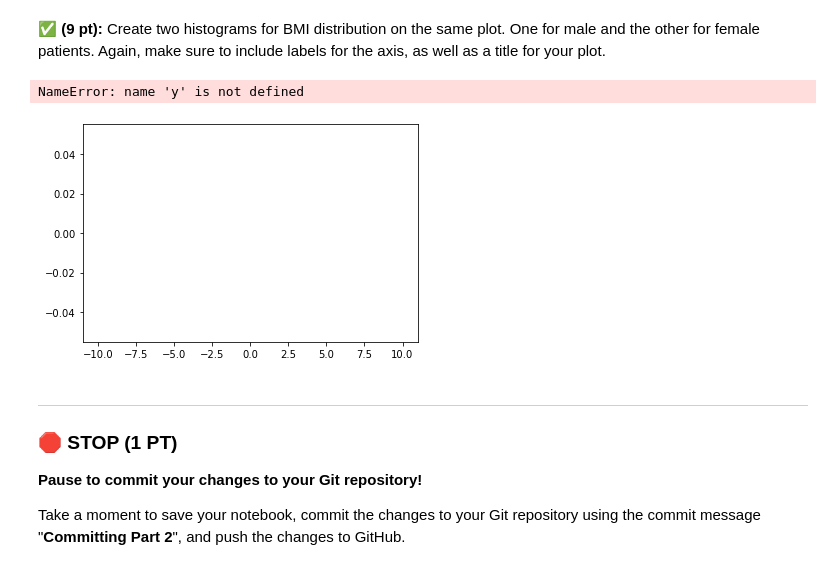
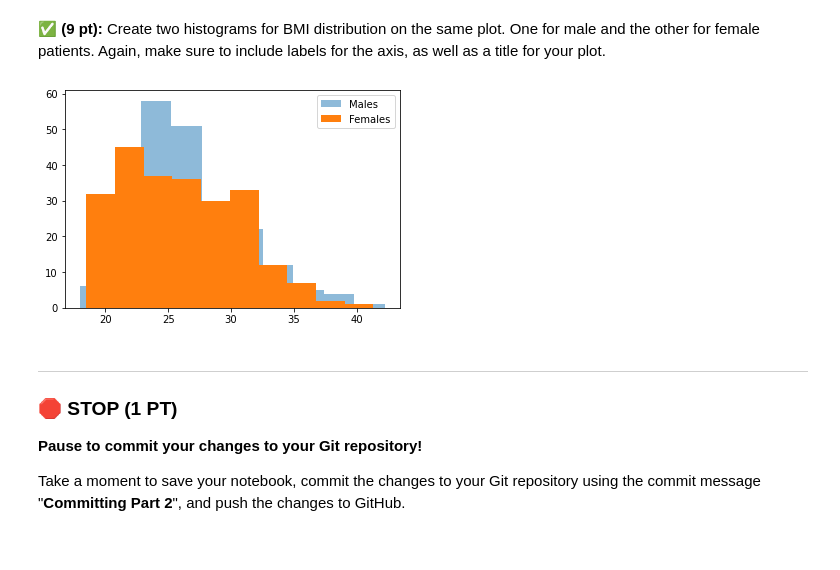
Before and after one commit to wilcox63/CMSE202-s23-turnin, a Jupyter notebook: midterm/CMSE202-Midterm-Sect001_TF_Mods-WilcoxAnneMarie.ipynb, the cells around one changed output. Drawn from its saved outputs; the diff is of its cells as text; code cells hidden in the pictures.

```diff
--- a/midterm/CMSE202-Midterm-Sect001_TF_Mods-WilcoxAnneMarie.ipynb
+++ b/midterm/CMSE202-Midterm-Sect001_TF_Mods-WilcoxAnneMarie.ipynb
@@ -155,17 +156,16 @@ Text(0.5, 1.0, 'Male Patient Glucose Level Vs Age')
 # %%
 ## put your code here
 x = males
 females = ddf[mask2]
 
 bins = np.linspace(-10, 10, 100)
 
-plt.hist(x["BMI"], bins, alpha=0.5, label='x')
-plt.hist(y["BMI"], bins, alpha=0.5, label='y')
+plt.hist(x["BMI"], alpha=0.5, label='Males')
+plt.hist(females["BMI"], label='Females')
 plt.legend(loc='upper right')
 plt.show()
 # %% [output]
-NameError: name 'y' is not defined
-[figure, old version]
+[figure, new version]
 # %% [markdown]
 ---
 ### &#128721; STOP (1 PT)
```
Also changed, not shown: parts of 6 cells of this notebook.
